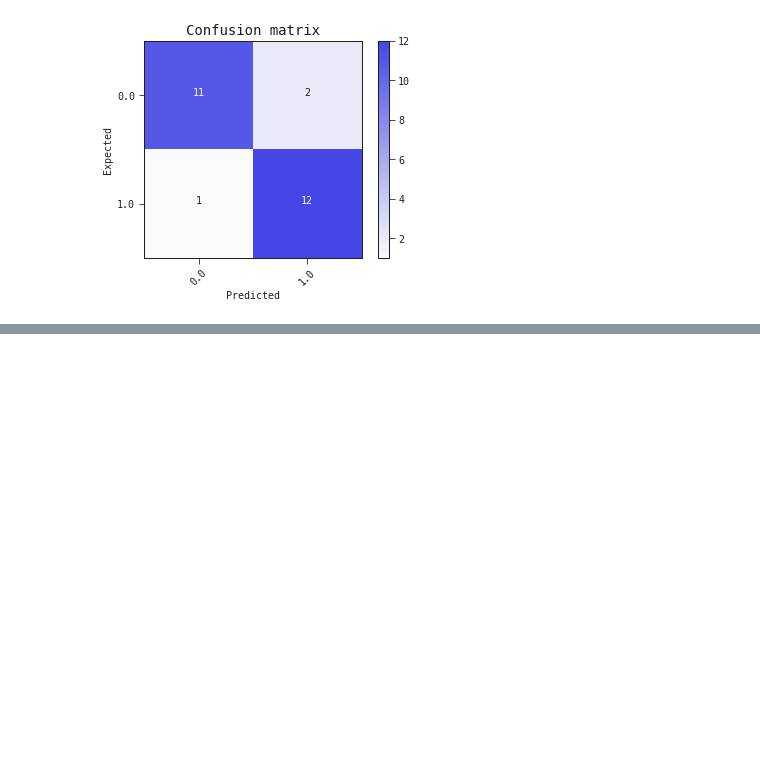
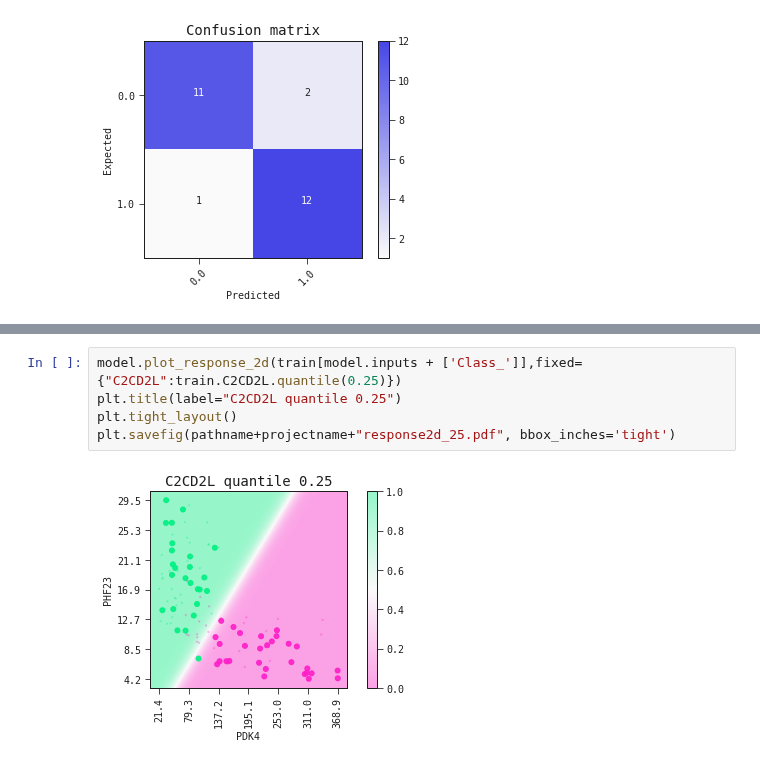
Before and after one commit to abzu-ai/QLattice-clinical-omics, a Jupyter notebook: notebooks/insulin_obesity.ipynb, the cells around one changed output, grey strips where cells are left out. Saved outputs shown, nothing was run; the diff lists cells and outputs as text; blank space fills up the shorter version.

```diff
--- a/notebooks/insulin_obesity.ipynb
+++ b/notebooks/insulin_obesity.ipynb
@@ -321,0 +253,7 @@ model.plot_response_1d(train, by = 'PDK4', input_constraints=fixed,
+# %%
+model.plot_response_2d(train[model.inputs + ['Class_']],fixed={"C2CD2L":train.C2CD2L.quantile(0.25)})
+plt.title(label="C2CD2L quantile 0.25")
+plt.tight_layout()
+plt.savefig(pathname+projectname+"response2d_25.pdf", bbox_inches='tight')
+# %% [output]
+[figure, added]
```
Also changed, not shown: parts of 28 cells of this notebook, 4 other files.
